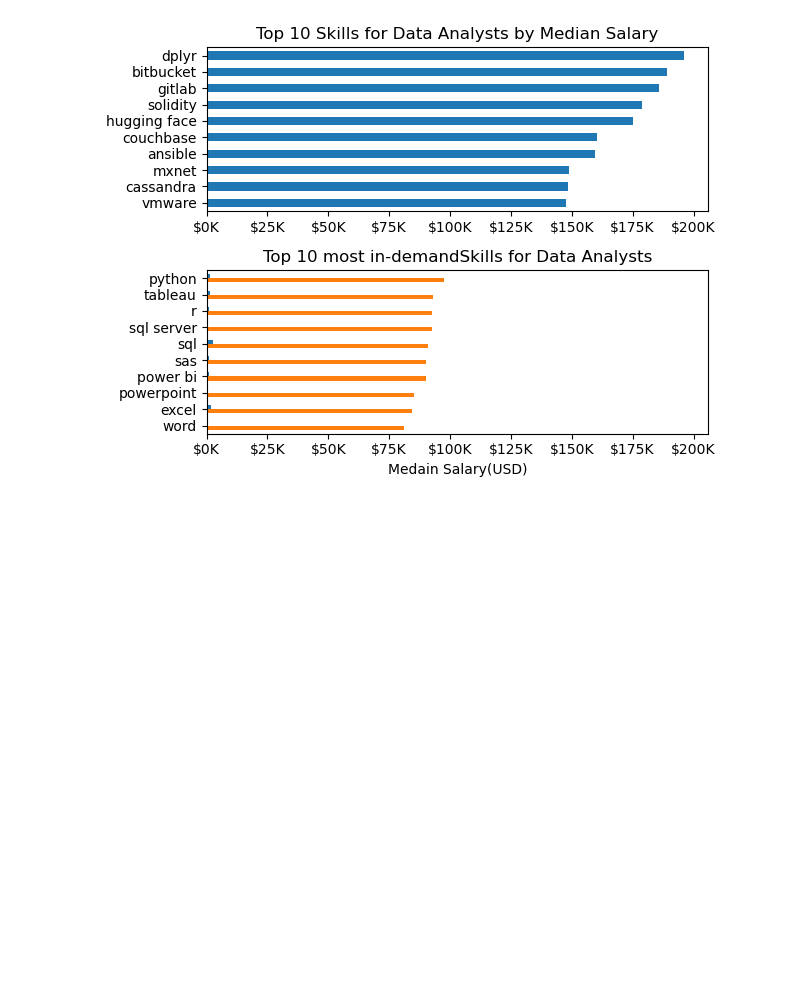
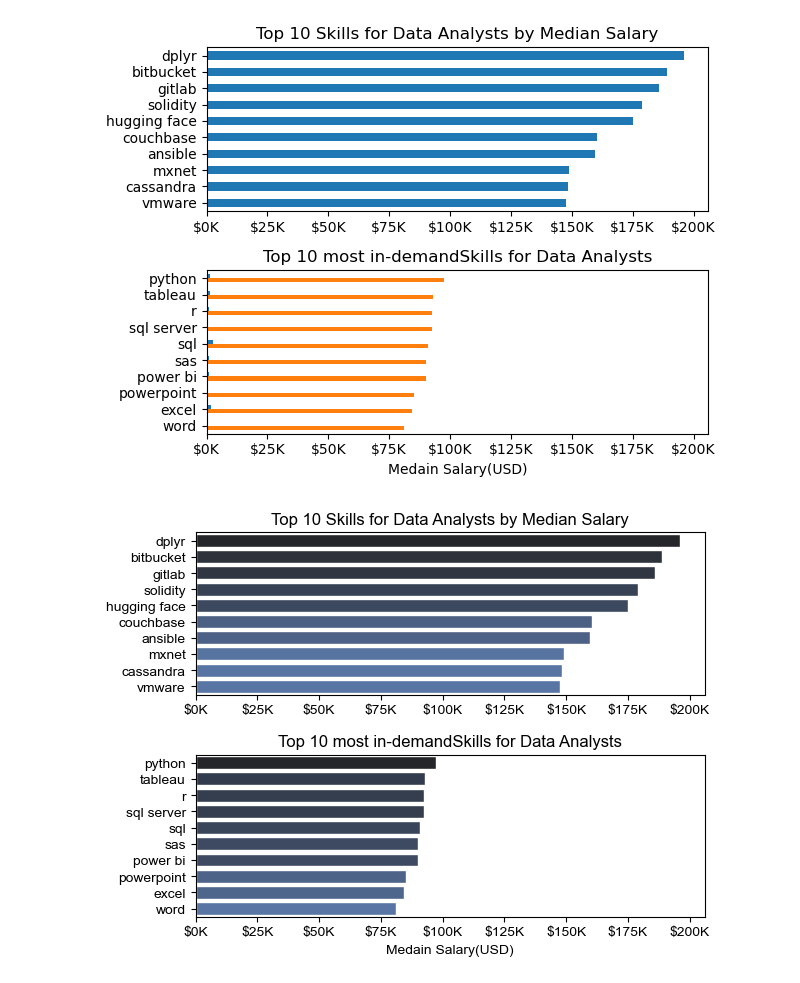
Before and after one commit to IbraSsen/python_data_project, a Jupyter notebook: advanced section/1_pandas_accessing_data.ipynb, the cells around one changed output. Saved outputs shown, nothing was run; the diff lists cells and outputs as text; code cells hidden in the pictures; blank space fills up the shorter version.

```diff
--- a/advanced section/1_pandas_accessing_data.ipynb
+++ b/advanced section/1_pandas_accessing_data.ipynb
@@ -1490,3 +1490,33 @@ fig.tight_layout()
 # df_da_skills['count'].plot(kind='barh', ax=x[1], title='Top 10 Skills for Data Analysts by Count of Job Postings')
 # %% [output]
 [figure]
+# %%
+import seaborn as sns
+
+fig, ax = plt.subplots(2, 1)
+
+sns.set_theme(style="ticks")
+sns.barplot(data=df_da_top_pay, y=df_da_top_pay.index, x='median', ax=ax[0], hue='median', palette='dark:b_r')
+ax[0].legend().remove()
+# df_da_top_pay.plot(kind='barh', y='median', ax=ax[0], legend=False)
+# ax[0].invert_yaxis()
+ax[0].set_title('Top 10 Skills for Data Analysts by Median Salary')
+ax[0].set_xlabel('')
+ax[0].set_ylabel('')
+ax[0].xaxis.set_major_formatter(plt.FuncFormatter(lambda x, p: f'${int(x/1000)}K'))
+
+sns.barplot(data=df_da_skills, y=df_da_skills.index, x='median', ax=ax[1], hue='median', palette='dark:b_r')
+ax[1].legend().remove()
+# df_da_skills.plot(kind='barh', ax=ax[1], legend=False)
+# ax[1].invert_yaxis()
+ax[1].set_title('Top 10 most in-demandSkills for Data Analysts')
+ax[1].set_xlabel('Medain Salary(USD)')
+ax[1].set_ylabel('')
+ax[1].set_xlim(ax[0].get_xlim())
+ax[1].xaxis.set_major_formatter(plt.FuncFormatter(lambda x, p: f'${int(x/1000)}K'))
+# plt.tight_layout()
+fig.tight_layout()
+# df_da_top_pay['median'].plot(kind='barh', ax=x[0], title='Top 10 Skills for Data Analysts by Median Salary')
+# df_da_skills['count'].plot(kind='barh', ax=x[1], title='Top 10 Skills for Data Analysts by Count of Job Postings')
+# %% [output]
+[figure, added]
```
Also changed, not shown: parts of 3 cells of this notebook, 1 other file.
